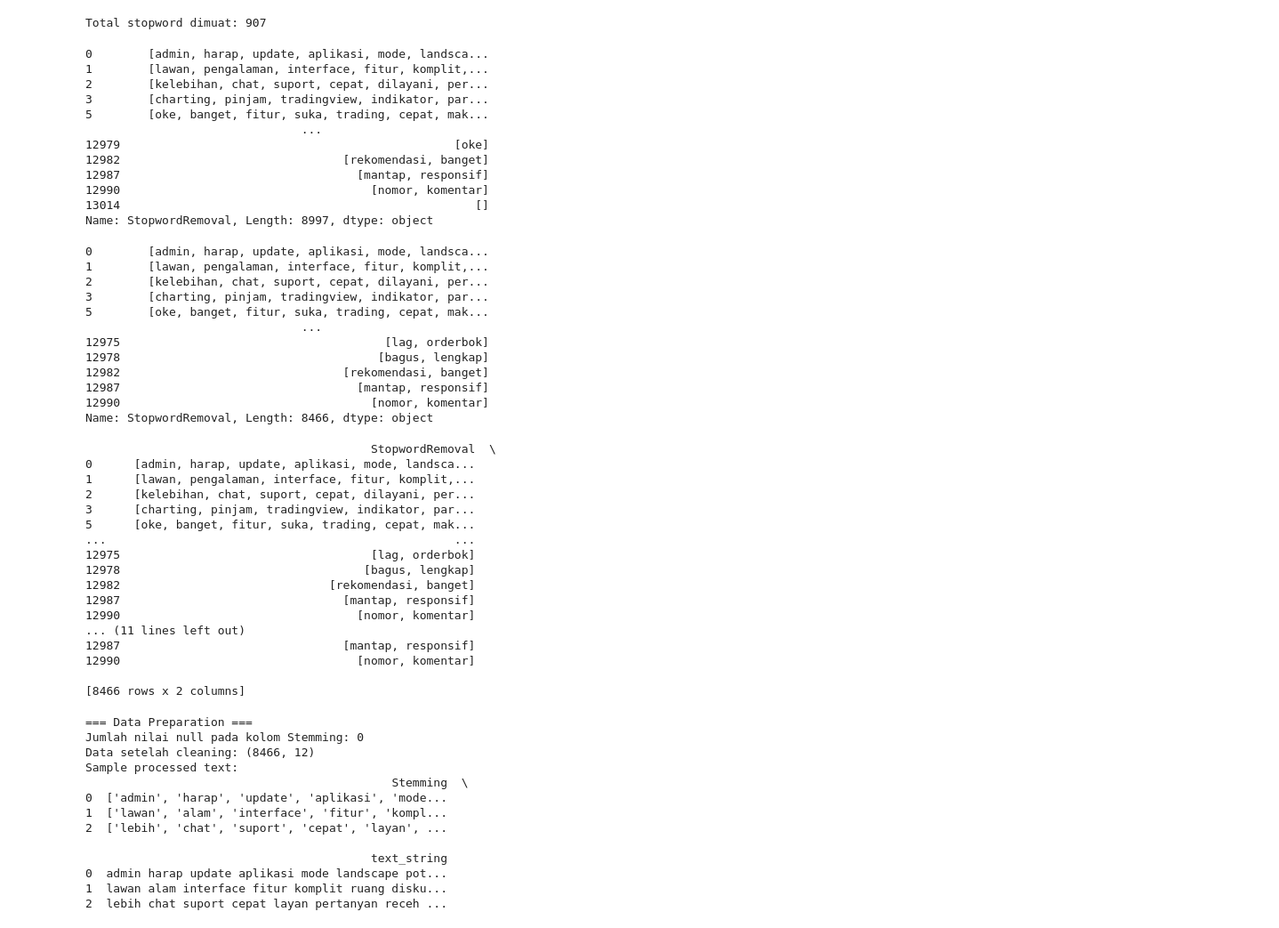
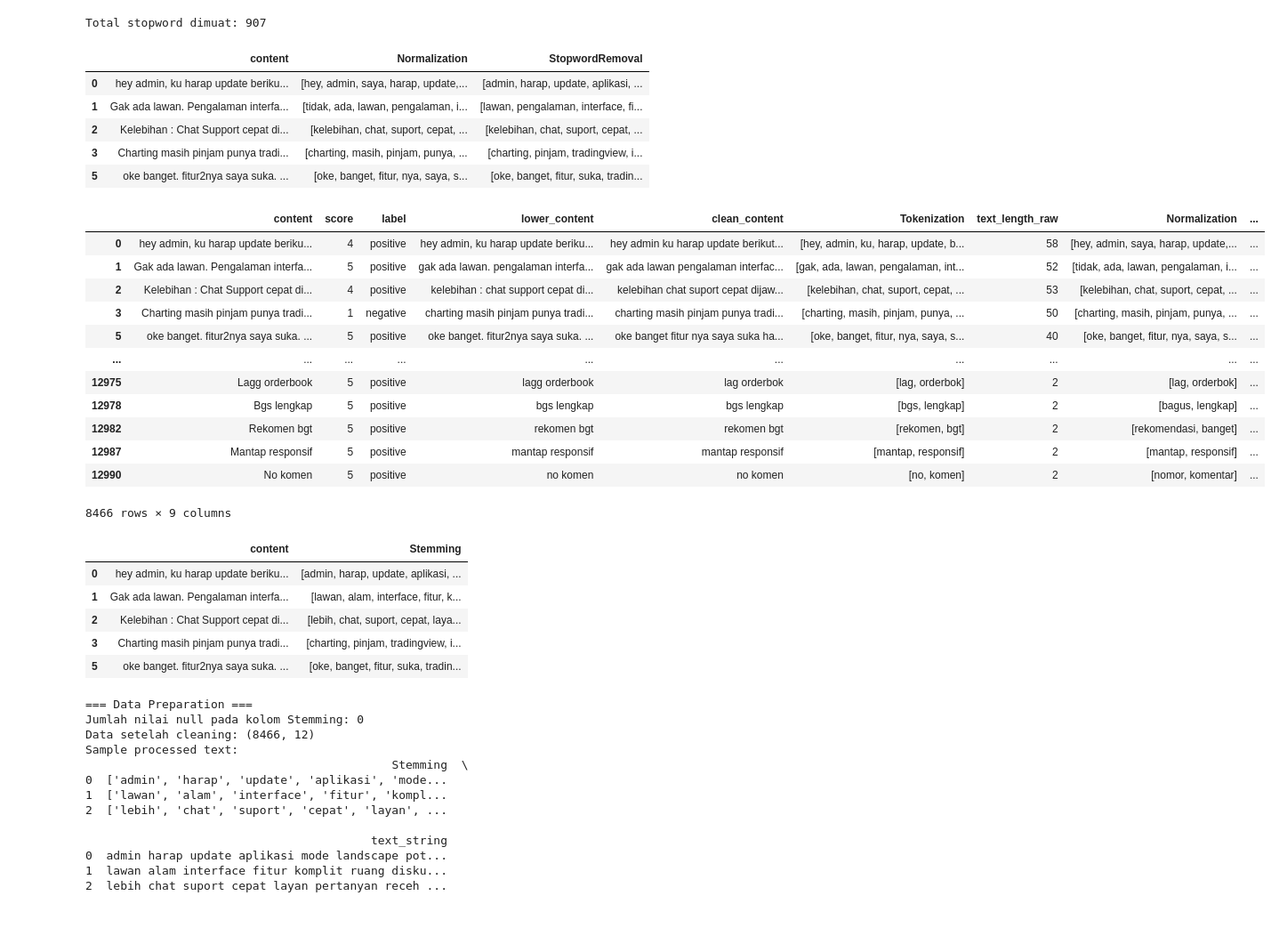
Before and after one commit to Ilhamarsy/mlft, a Jupyter notebook: mlft.ipynb, the cells around one changed output. Shown at 89% size. Cells and saved outputs as stored; diff of their text form; code cells hidden in the pictures.

```diff
--- a/mlft.ipynb
+++ b/mlft.ipynb
@@ -734,7 +734,10 @@ normalizad_word_dict.update({
     "rekomen": "rekomendasi",
     "komen": "komentar",
     "koment": "komentar",
-    "okay": "oke"
+    "okay": "oke",
+    "god": "bagus",
+    "mantab": "mantap",
+    "mantabs": "mantap",
 })
 
 # Fungsi normalisasi kata
@@ -796,36 +799,31 @@ def remove_stopwords(document):
 # Menerapkan stopword removal
 # Kita terapkan pada hasil 'Normalization'
 data_prepro['StopwordRemoval'] = data_prepro['Normalization'].apply(remove_stopwords)
-data_prepro['StopwordRemoval']
+data_prepro[['content', 'Normalization', 'StopwordRemoval']].head()
 # %% [output]
-0        [admin, harap, update, aplikasi, mode, landsca...
-1        [lawan, pengalaman, interface, fitur, komplit,...
-2        [kelebihan, chat, suport, cepat, dilayani, per...
-3        [charting, pinjam, tradingview, indikator, par...
-5        [oke, banget, fitur, suka, trading, cepat, mak...
-                               ...
-12979                                                [oke]
-12982                                [rekomendasi, banget]
-12987                                  [mantap, responsif]
-12990                                    [nomor, komentar]
-13014                                                   []
-Name: StopwordRemoval, Length: 8997, dtype: object
+|  | content | Normalization | StopwordRemoval |
+| 0 | hey admin, ku harap update beriku... | [hey, admin, saya, harap, update,... | [admin, harap, update, aplikasi, ... |
+| 1 | Gak ada lawan. Pengalaman interfa... | [tidak, ada, lawan, pengalaman, i... | [lawan, pengalaman, interface, fi... |
+| 2 | Kelebihan : Chat Support cepat di... | [kelebihan, chat, suport, cepat, ... | [kelebihan, chat, suport, cepat, ... |
+| 3 | Charting masih pinjam punya tradi... | [charting, masih, pinjam, punya, ... | [charting, pinjam, tradingview, i... |
+| 5 | oke banget. fitur2nya saya suka. ... | [oke, banget, fitur, nya, saya, s... | [oke, banget, fitur, suka, tradin... |
 # %%
 data_prepro = data_prepro[data_prepro['StopwordRemoval'].str.len() > 1]
-data_prepro['StopwordRemoval']
+data_prepro
 # %% [output]
+|  | content | score | label | lower_content | clean_content | Tokenization | text_length_raw | Normalization | ... |
+| 0 | hey admin, ku harap update beriku... | 4 | positive | hey admin, ku harap update beriku... | hey admin ku harap update berikut... | [hey, admin, ku, harap, update, b... | 58 | [hey, admin, saya, harap, update,... | ... |
+| 1 | Gak ada lawan. Pengalaman interfa... | 5 | positive | gak ada lawan. pengalaman interfa... | gak ada lawan pengalaman interfac... | [gak, ada, lawan, pengalaman, int... | 52 | [tidak, ada, lawan, pengalaman, i... | ... |
+| 2 | Kelebihan : Chat Support cepat di... | 4 | positive | kelebihan : chat support cepat di... | kelebihan chat suport cepat dijaw... | [kelebihan, chat, suport, cepat, ... | 53 | [kelebihan, chat, suport, cepat, ... | ... |
+| 3 | Charting masih pinjam punya tradi... | 1 | negative | charting masih pinjam punya tradi... | charting masih pinjam punya tradi... | [charting, masih, pinjam, punya, ... | 50 | [charting, masih, pinjam, punya, ... | ... |
+| 5 | oke banget. fitur2nya saya suka. ... | 5 | positive | oke banget. fitur2nya saya suka. ... | oke banget fitur nya saya suka ha... | [oke, banget, fitur, nya, saya, s... | 40 | [oke, banget, fitur, nya, saya, s... | ... |
+| ... | ... | ... | ... | ... | ... | ... | ... | ... | ... |
+| 12975 | Lagg orderbook | 5 | positive | lagg orderbook | lag orderbok | [lag, orderbok] | 2 | [lag, orderbok] | ... |
+| 12978 | Bgs lengkap | 5 | positive | bgs lengkap | bgs lengkap | [bgs, lengkap] | 2 | [bagus, lengkap] | ... |
+| 12982 | Rekomen bgt | 5 | positive | rekomen bgt | rekomen bgt | [rekomen, bgt] | 2 | [rekomendasi, banget] | ... |
+| 12987 | Mantap responsif | 5 | positive | mantap responsif | mantap responsif | [mantap, responsif] | 2 | [mantap, responsif] | ... |
+| 12990 | No komen | 5 | positive | no komen | no komen | [no, komen] | 2 | [nomor, komentar] | ... |
-0        [admin, harap, update, aplikasi, mode, landsca...
-1        [lawan, pengalaman, interface, fitur, komplit,...
-2        [kelebihan, chat, suport, cepat, dilayani, per...
-3        [charting, pinjam, tradingview, indikator, par...
-5        [oke, banget, fitur, suka, trading, cepat, mak...
-                               ...
-12975                                      [lag, orderbok]
-12978                                     [bagus, lengkap]
-12982                                [rekomendasi, banget]
-12987                                  [mantap, responsif]
-12990                                    [nomor, komentar]
-Name: StopwordRemoval, Length: 8466, dtype: object
+8466 rows × 9 columns
 # %%
 from Sastrawi.Stemmer.StemmerFactory import StemmerFactory
 
@@ -838,25 +836,14 @@ def stem_list_of_words(document):
 
 data_prepro['Stemming'] = data_prepro['StopwordRemoval'].apply(stem_list_of_words)
 
-print(data_prepro[['StopwordRemoval', 'Stemming']])
+data_prepro[['content', 'Stemming']].head()
 # %% [output]
-                                         StopwordRemoval  \
-0      [admin, harap, update, aplikasi, mode, landsca...
-1      [lawan, pengalaman, interface, fitur, komplit,...
-2      [kelebihan, chat, suport, cepat, dilayani, per...
-3      [charting, pinjam, tradingview, indikator, par...
-5      [oke, banget, fitur, suka, trading, cepat, mak...
-...                                                  ...
-12975                                    [lag, orderbok]
-12978                                   [bagus, lengkap]
-12982                              [rekomendasi, banget]
-12987                                [mantap, responsif]
-12990                                  [nomor, komentar]
-... (11 lines left out)
-12987                                [mantap, responsif]
-12990                                  [nomor, komentar]
-
-[8466 rows x 2 columns]
+|  | content | Stemming |
+| 0 | hey admin, ku harap update beriku... | [admin, harap, update, aplikasi, ... |
+| 1 | Gak ada lawan. Pengalaman interfa... | [lawan, alam, interface, fitur, k... |
+| 2 | Kelebihan : Chat Support cepat di... | [lebih, chat, suport, cepat, laya... |
+| 3 | Charting masih pinjam punya tradi... | [charting, pinjam, tradingview, i... |
+| 5 | oke banget. fitur2nya saya suka. ... | [oke, banget, fitur, suka, tradin... |
 # %%
 data_prepro.to_csv('hasil_preprocessing.csv', index=False)
 # %%
```
Also changed, not shown: parts of 3 cells of this notebook, 42 other files.
